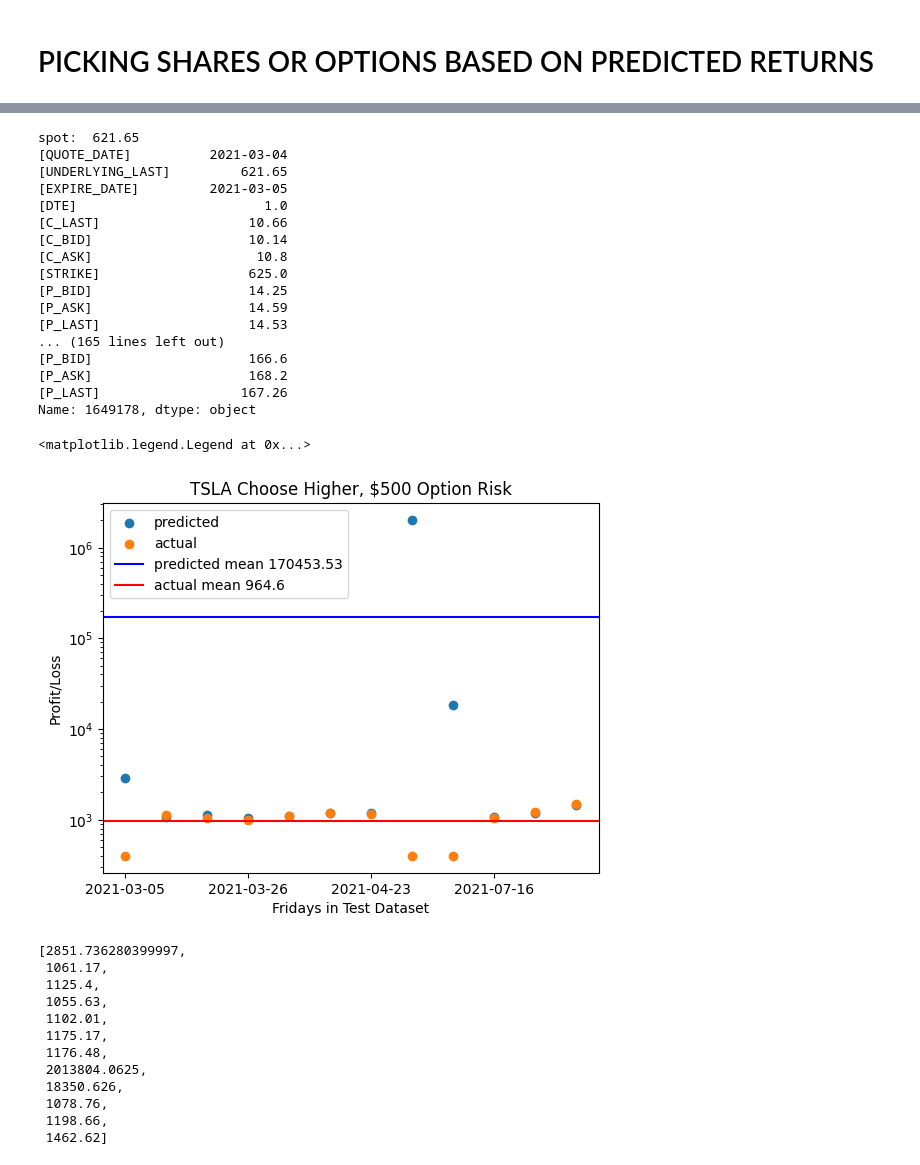
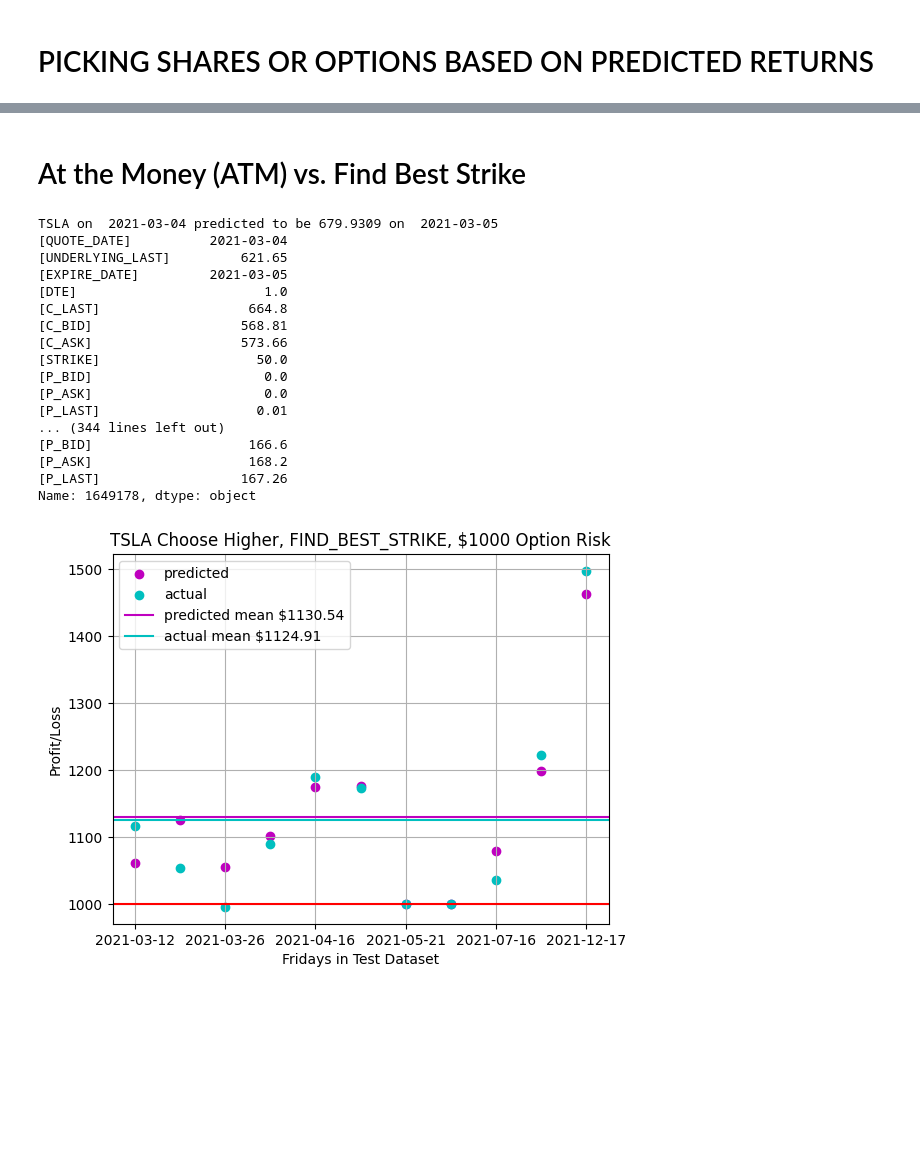
Before and after one commit to schuywalker/LSTM_Stock_and_Option_Prices, a Jupyter notebook: options_DF_builder.ipynb, the cells around one changed output, grey strips where cells are left out. Saved outputs shown, nothing was run; the diff lists cells and outputs as text; code cells hidden in the pictures; blank space fills up the shorter version.

Commit message:
find_best_strike, solve errors in calculations.

```diff
--- a/options_DF_builder.ipynb
+++ b/options_DF_builder.ipynb
@@ -167,3 +186,10 @@ plt.legend()
+# %% [markdown]
+# At the Money (ATM) vs. Find Best Strike
+# %%
+#hyperparameters
+risk = 100
+strike_strat = 'FIND_BEST_STRIKE'
+ticker = 'TSLA'
 # %%
 pred_dates = []
 sharePnL = []
@@ -176,7 +202,7 @@ for i in range(len(predictions)):
     pred_list = np.array(pred['Date'].strip().split('-'), dtype=int)
     cur = date(*pred_list)
     if cur.weekday() == 4:
-        play = (opt.find_plays(' 2021-03-04',' '+pred['Date'],float(pred['Pred']),'ATM',600, False, False))
+        play = (opt.find_plays(' 2021-03-04',' '+pred['Date'],float(pred['Pred']),{strike_strat},risk, 'FIND_BEST_STRIKE', False))
         if play is not None:
             pred_dates.append(pred['Date'])
             sharePnL.append(play[0])
@@ -188,64 +214,57 @@ for i in range(len(predictions)):
 choose_higher_predicted = []
 choose_higher_actual = []
 
-for i in range(len(predicted_PnL_shares)):
+
+# starting from 1 because the option only has 1 day to play out that first week and throws it off.
+predicted_PnL_options = predicted_PnL_options[1:]
+predicted_PnL_shares = predicted_PnL_shares[1:]
+optionPnL = optionPnL[1:]
+sharePnL = sharePnL[1:]
+pred_dates = pred_dates[1:]
+
+for i in range(0, len(predicted_PnL_shares)):
     if ((predicted_PnL_shares[i] < 1000) and (predicted_PnL_options[i] < 1000)):
         choose_higher_predicted.append(1000)
         choose_higher_actual.append(1000)
     elif predicted_PnL_shares[i] > predicted_PnL_options[i]:
         choose_higher_predicted.append(predicted_PnL_shares[i])
         choose_higher_actual.append(sharePnL[i])
+
     else: # options predicted to do better
         choose_higher_predicted.append(predicted_PnL_options[i])
         choose_higher_actual.append(optionPnL[i])
 # %% [output]
-spot:  621.65
+TSLA on  2021-03-04 predicted to be 679.9309 on  2021-03-05
 [QUOTE_DATE]          2021-03-04
 [UNDERLYING_LAST]         621.65
 [EXPIRE_DATE]         2021-03-05
 [DTE]                        1.0
-[C_LAST]                   10.66
-[C_BID]                    10.14
-[C_ASK]                     10.8
-[STRIKE]                   625.0
-[P_BID]                    14.25
-[P_ASK]                    14.59
-[P_LAST]                   14.53
-... (165 lines left out)
+[C_LAST]                   664.8
+[C_BID]                   568.81
+[C_ASK]                   573.66
+[STRIKE]                    50.0
+[P_BID]                      0.0
+[P_ASK]                      0.0
+[P_LAST]                    0.01
+... (344 lines left out)
 [P_BID]                    166.6
 [P_ASK]                    168.2
 [P_LAST]                  167.26
 Name: 1649178, dtype: object
 # %%
-plt.scatter(pred_dates, choose_higher_predicted, label='predicted')
-plt.scatter(pred_dates, choose_higher_actual, label='actual')
-plt.title('TSLA Choose Higher, $500 Option Risk')
+plt.scatter(pred_dates, choose_higher_predicted, label='predicted', color='m')
+plt.scatter(pred_dates, choose_higher_actual, label='actual', color='c')
+plt.title(f'{ticker} Choose Higher, {strike_strat}, ${risk} Option Risk')
 plt.xticks(range(0,len(choose_higher_actual), len(choose_higher_actual)//4))
-# y logaritmic scale
-plt.yscale('log')
+
 ylabel = plt.ylabel('Profit/Loss')
 xLabel = plt.xlabel('Fridays in Test Dataset')
 predicted_mean = round((np.mean(choose_higher_predicted)),2)
 actual_mean =round(( np.mean(choose_higher_actual)),2)
-plt.axhline(y=predicted_mean, color='b', linestyle='-', label=f'predicted mean ${predicted_mean}')
-plt.axhline(y=actual_mean, color='r', linestyle='-', label = f'actual mean ${actual_mean}')
+plt.axhline(y=predicted_mean, color='m', linestyle='-', label=f'predicted mean ${predicted_mean}')
+plt.axhline(y=actual_mean, color='c', linestyle='-', label = f'actual mean ${actual_mean}')
+plt.axhline(y=1000, color='r', linestyle='-')
 plt.legend()
+plt.grid(True)
 # %% [output]
-<matplotlib.legend.Legend at 0x...>
-[figure, old version]
+[figure, new version]
-# %%
-choose_higher_predicted
-# choose_higher_actual
-# %% [output]
-[2851.736280399997,
- 1061.17,
- 1125.4,
- 1055.63,
- 1102.01,
- 1175.17,
- 1176.48,
- 2013804.0625,
- 18350.626,
- 1078.76,
- 1198.66,
- 1462.62]
```
Also changed, not shown: parts of 12 cells of this notebook, 3 other files.
